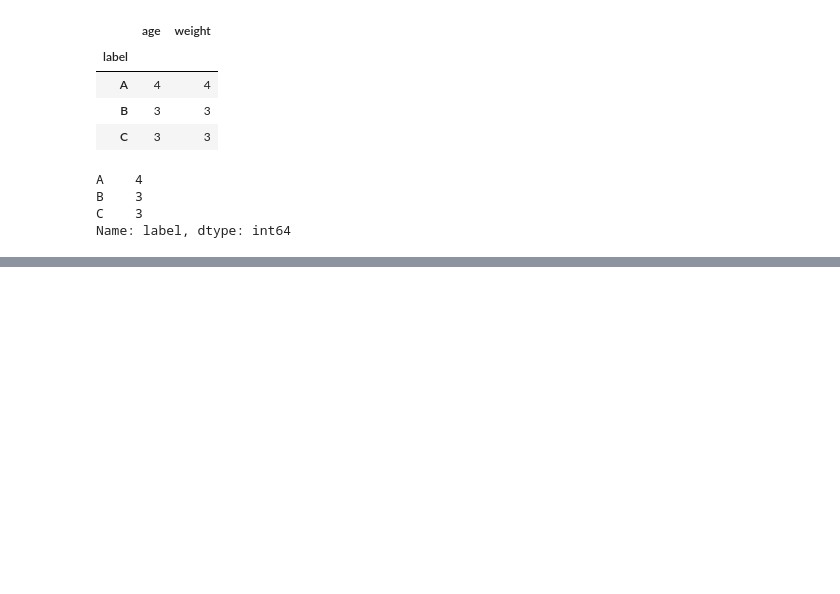
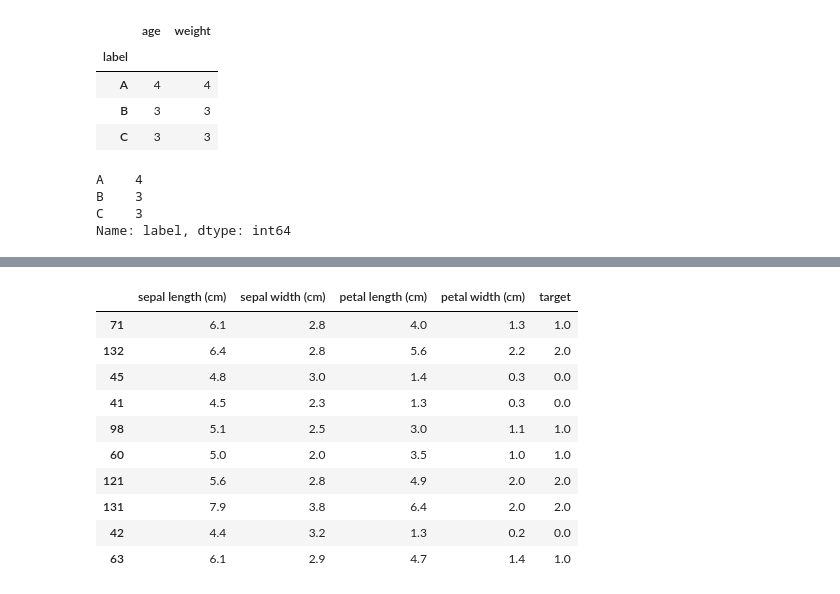
Before and after one commit to hccho2/hccho2FirstGitProject, a Jupyter notebook: pandas_test.ipynb, the cells around one changed output, grey strips where cells are left out. Saved outputs shown, nothing was run; the diff lists cells and outputs as text; code cells hidden in the pictures; blank space fills up the shorter version.

```diff
--- a/pandas_test.ipynb
+++ b/pandas_test.ipynb
@@ -190,0 +221,16 @@ Name: label, dtype: int64
+# %%
+data = data.sample(frac = 1)
+# %%
+data.head(10)
+# %% [output]
+|  | sepal length (cm) | sepal width (cm) | petal length (cm) | petal width (cm) | target |
+| 71 | 6.1 | 2.8 | 4.0 | 1.3 | 1.0 |
+| 132 | 6.4 | 2.8 | 5.6 | 2.2 | 2.0 |
+| 45 | 4.8 | 3.0 | 1.4 | 0.3 | 0.0 |
+| 41 | 4.5 | 2.3 | 1.3 | 0.3 | 0.0 |
+| 98 | 5.1 | 2.5 | 3.0 | 1.1 | 1.0 |
+| 60 | 5.0 | 2.0 | 3.5 | 1.0 | 1.0 |
+| 121 | 5.6 | 2.8 | 4.9 | 2.0 | 2.0 |
+| 131 | 7.9 | 3.8 | 6.4 | 2.0 | 2.0 |
+| 42 | 4.4 | 3.2 | 1.3 | 0.2 | 0.0 |
+| 63 | 6.1 | 2.9 | 4.7 | 1.4 | 1.0 |
```
Also changed, not shown: parts of 8 cells of this notebook.
